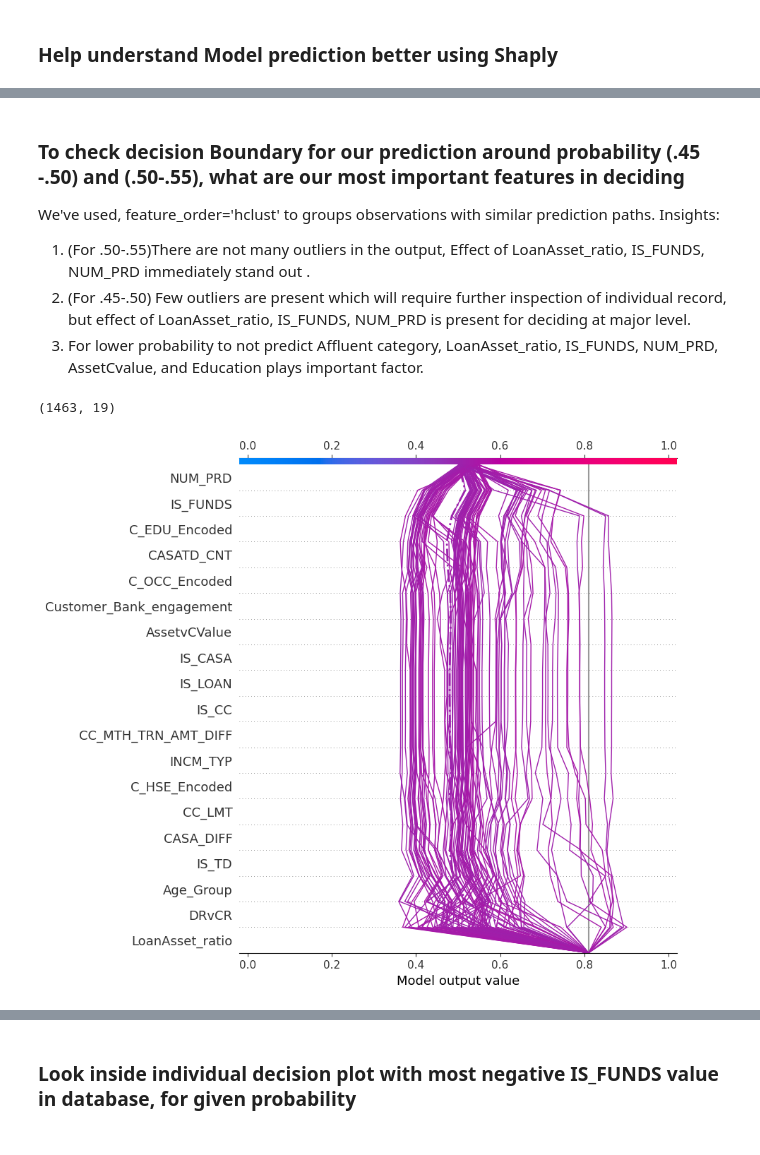
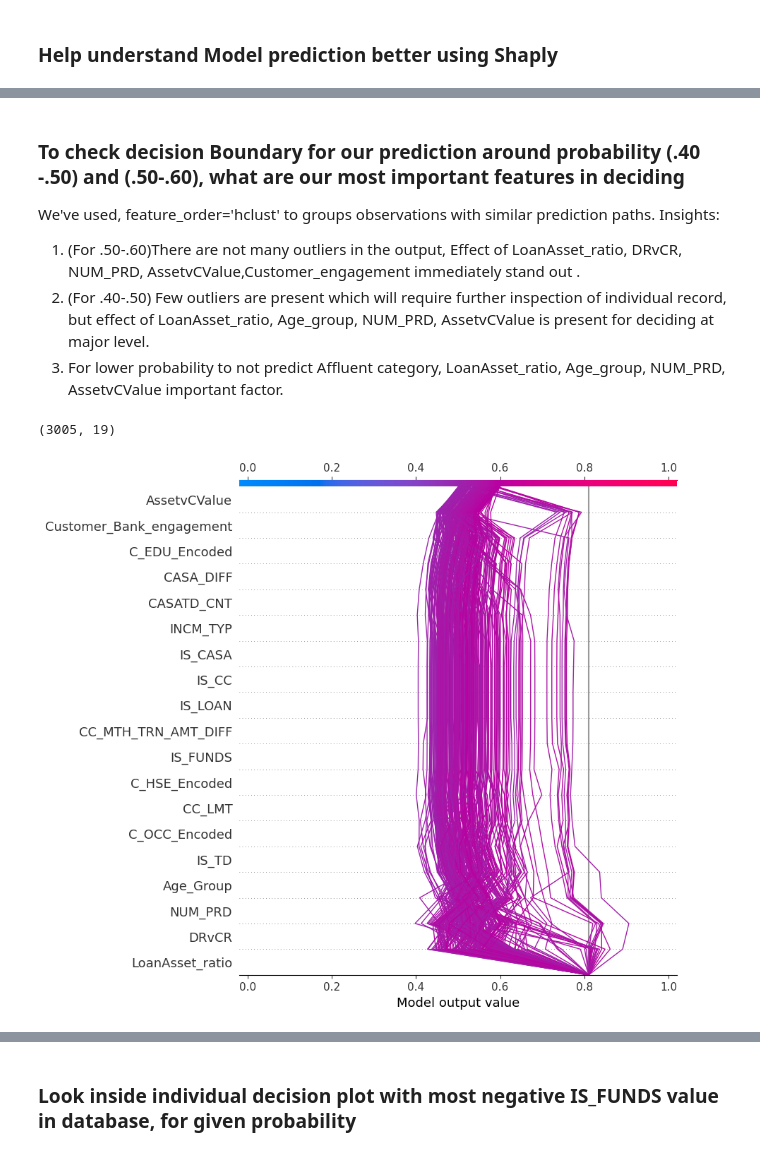
Before and after one commit to naitikshukla/maybank_assessment, a Jupyter notebook: maybank_model_training.ipynb, the cells around one changed output, grey strips where cells are left out. Cells and saved outputs as stored; diff of their text form; code cells hidden in the pictures.

```diff
--- a/maybank_model_training.ipynb
+++ b/maybank_model_training.ipynb
@@ -213,22 +304,22 @@ shap.summary_plot(shap_values, X, plot_type="bar")
 # %% [markdown]
-### To check decision Boundary for our prediction around probability (.45 -.50) and (.50-.55), what are our most important features in deciding
+### To check decision Boundary for our prediction around probability (.40 -.50) and (.50-.60), what are our most important features in deciding
 We've used, feature_order='hclust' to groups observations with similar prediction paths.
 Insights:
-1. (For .50-.55)There are not many outliers in the output, Effect of LoanAsset_ratio, IS_FUNDS, NUM_PRD immediately stand out .
-2. (For .45-.50) Few outliers are present which will require further inspection of individual record, but effect of LoanAsset_ratio, IS_FUNDS, NUM_PRD is present for deciding at major level.
-3. For lower probability to not predict Affluent category, LoanAsset_ratio, IS_FUNDS, NUM_PRD, AssetCvalue, and Education plays important factor.
+1. (For .50-.60)There are not many outliers in the output, Effect of LoanAsset_ratio, DRvCR, NUM_PRD, AssetvCValue,Customer_engagement immediately stand out .
+2. (For .40-.50) Few outliers are present which will require further inspection of individual record, but effect of LoanAsset_ratio, Age_group, NUM_PRD, AssetvCValue is present for deciding at major level.
+3. For lower probability to not predict Affluent category, LoanAsset_ratio, Age_group, NUM_PRD, AssetvCValue important factor.
 # %%
-### For results interpretation and decision making between probability threshold of 0.50 and 0.55
+### For results interpretation and decision making between probability threshold of 0.50 and 0.60
 y_pred = xgb_best.predict_proba(X)[:, 1]  # Get predictions on the probability scale.
-T = X[(y_pred >= 0.50) & (y_pred <=.55)]  # Select the top 1% of customers with the highest probability of being affluent.
+T = X[(y_pred >= 0.50) & (y_pred <=.60)]  # Select the top 1% of customers with the highest probability of being affluent.
 print(T.shape)
 with warnings.catch_warnings():
     warnings.simplefilter("ignore")
-    sh = explainer.shap_values(T)[150:250,:]
+    sh = explainer.shap_values(T)[2750:,:]
 shap.decision_plot(explainer.expected_value, sh, T, feature_order="hclust", link="logit", highlight=0)
 # %% [output]
-(1463, 19)
+(3005, 19)
-[figure, old version]
+[figure, new version]
 # %%
 ### For results interpretation and decision making between probability threshold of 0.45 and 0.50
 # y_pred = xgb_best.predict_proba(X)[:, 1]  # Get predictions on the probability scale.
```
Also changed, not shown: parts of 12 cells of this notebook, 4 other files.
